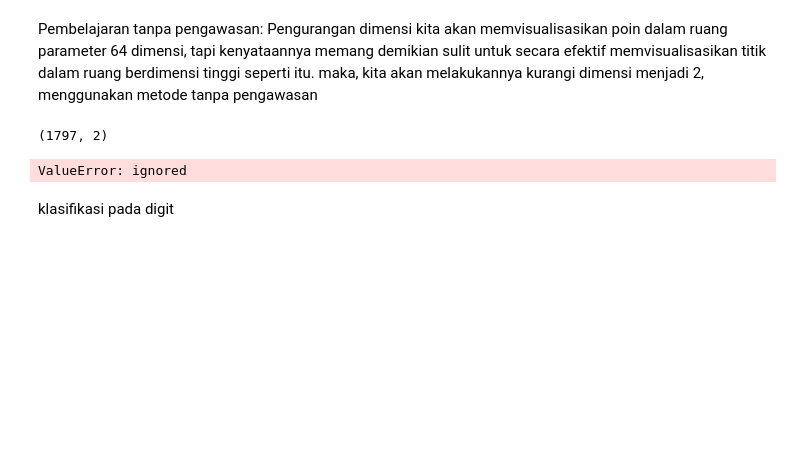
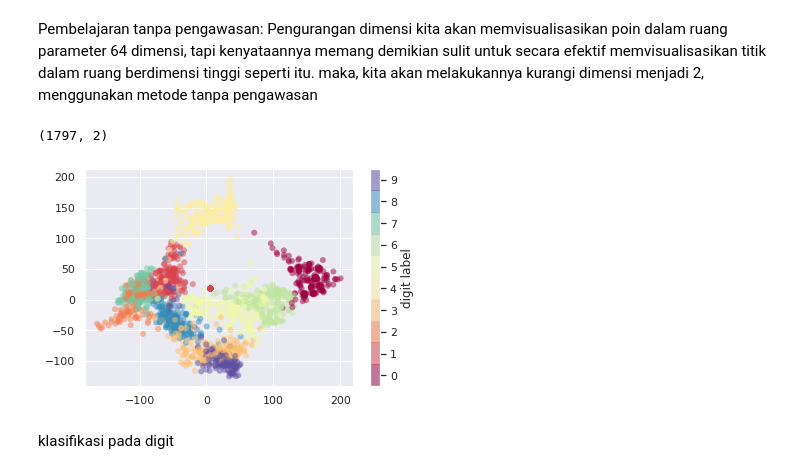
Before and after one commit to hanifaalwi/bigdata, a Jupyter notebook: HanifaAlwi_Tugas3.ipynb, the cells around one changed output. Drawn from its saved outputs; the diff is of its cells as text; code cells hidden in the pictures; blank space fills up the shorter version.

```diff
--- a/HanifaAlwi_Tugas3.ipynb
+++ b/HanifaAlwi_Tugas3.ipynb
@@ -191,11 +191,11 @@ data_projected.shape
 # %%
 plt.scatter(data_projected[:, 0], data_projected[:, 1], c=digits.target,
             edgecolor='none', alpha=0.5,
-            cmap=plt.cm.get_cmap('spectral', 10))
+            cmap=plt.cm.get_cmap('Spectral', 10))
 plt.colorbar(label='digit label', ticks=range(10))
 plt.clim(-0.5, 9.5);
 # %% [output]
-ValueError: ignored
+[figure, added]
 # %% [markdown]
 klasifikasi pada digit
 # %%
```
Also changed, not shown: parts of 12 cells of this notebook.
